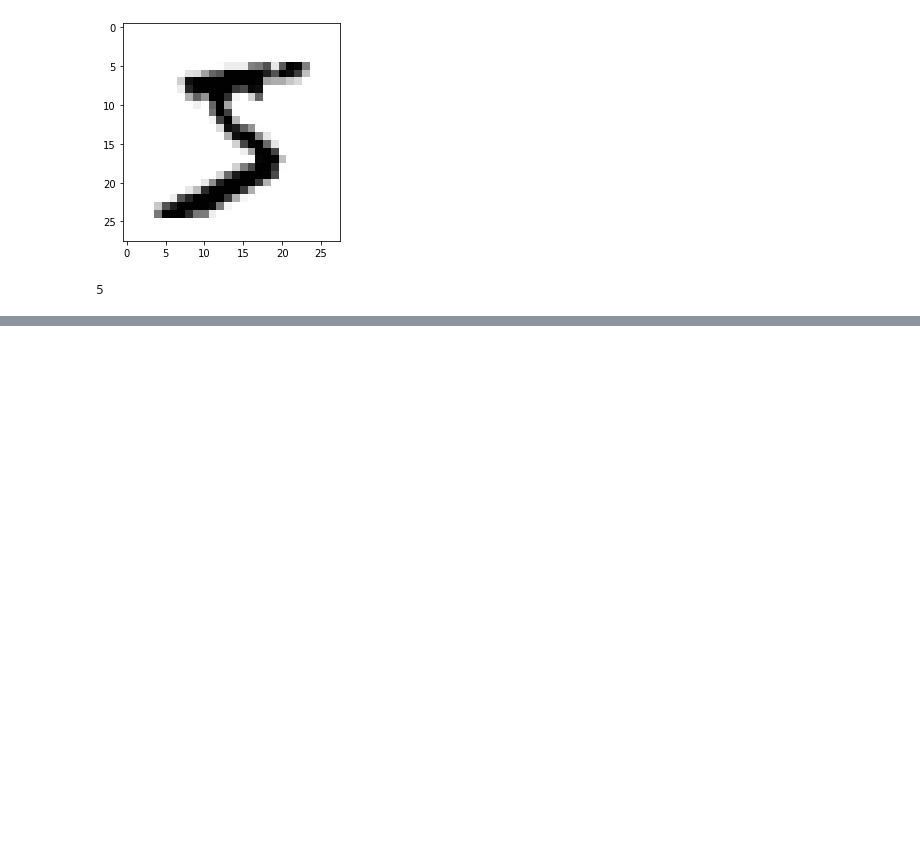
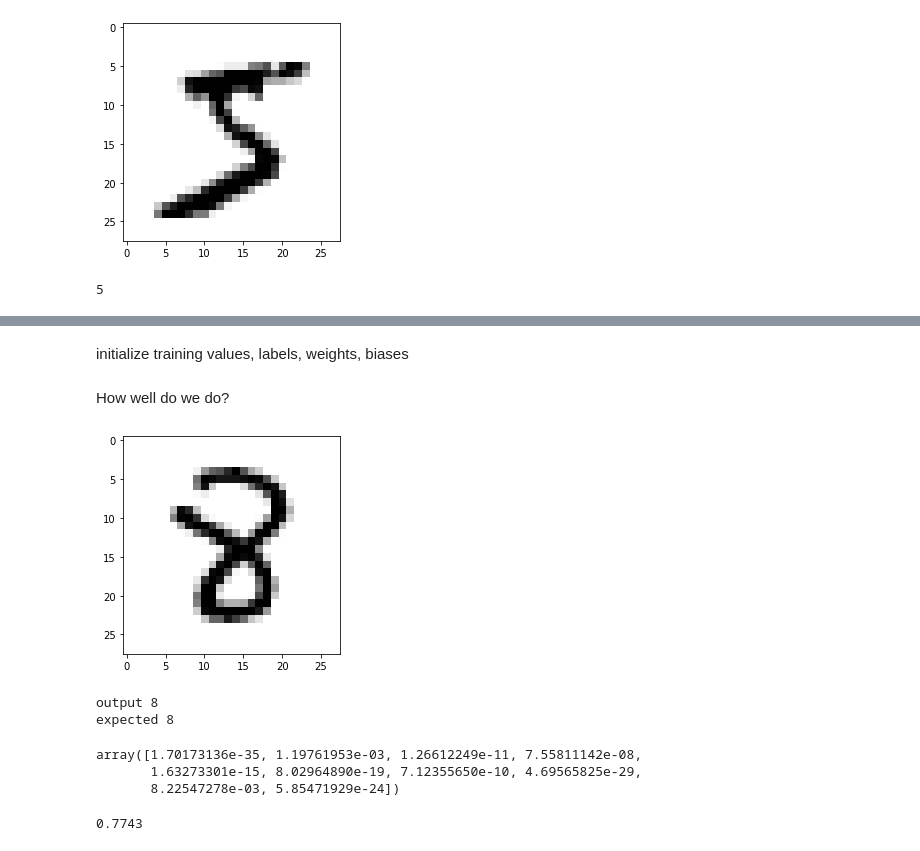
Before and after one commit to eal001/FirstNeuralNet, a Jupyter notebook: practice.ipynb, the cells around one changed output, grey strips where cells are left out. Cells and saved outputs as stored; diff of their text form; code cells hidden in the pictures; blank space fills up the shorter version.

```diff
--- a/practice.ipynb
+++ b/practice.ipynb
@@ -81,3 +81,6 @@ train_set = train_set.reshape(60000,-1)/255
 train_set.shape
 # %% [output]
 (60000, 784)
+# %%
+test_set = test_set.reshape(10000, -1)/255
+test_set.shape
@@ -250,0 +318,2 @@ array([6.48803527e-03, 1.78330917e-10, 4.48951513e-11, 2.27918074e-18,
+# %% [markdown]
+initialize training values, labels, weights, biases
@@ -250,0 +326,23 @@ array([6.48803527e-03, 1.78330917e-10, 4.48951513e-11, 2.27918074e-18,
+# %% [markdown]
+How well do we do?
+# %%
+index = 1118
+
+imshow(test_set[index])
+# %% [output]
+[figure, added]
+# %%
+activations = feed_forward(test_set[index], weights, biases)[-1]
+print("output " + str(np.argmax(activations)))
+print("expected " + str(test_label[index]))
+activations
+# %% [output]
+output 8
+expected 8
+array([1.70173136e-35, 1.19761953e-03, 1.26612249e-11, 7.55811142e-08,
+       1.63273301e-15, 8.02964890e-19, 7.12355650e-10, 4.69565825e-29,
+       8.22547278e-03, 5.85471929e-24])
+# %%
+test(test_set, weights, biases, test_label)
+# %% [output]
+0.7743
```
Also changed, not shown: parts of 37 cells of this notebook.
